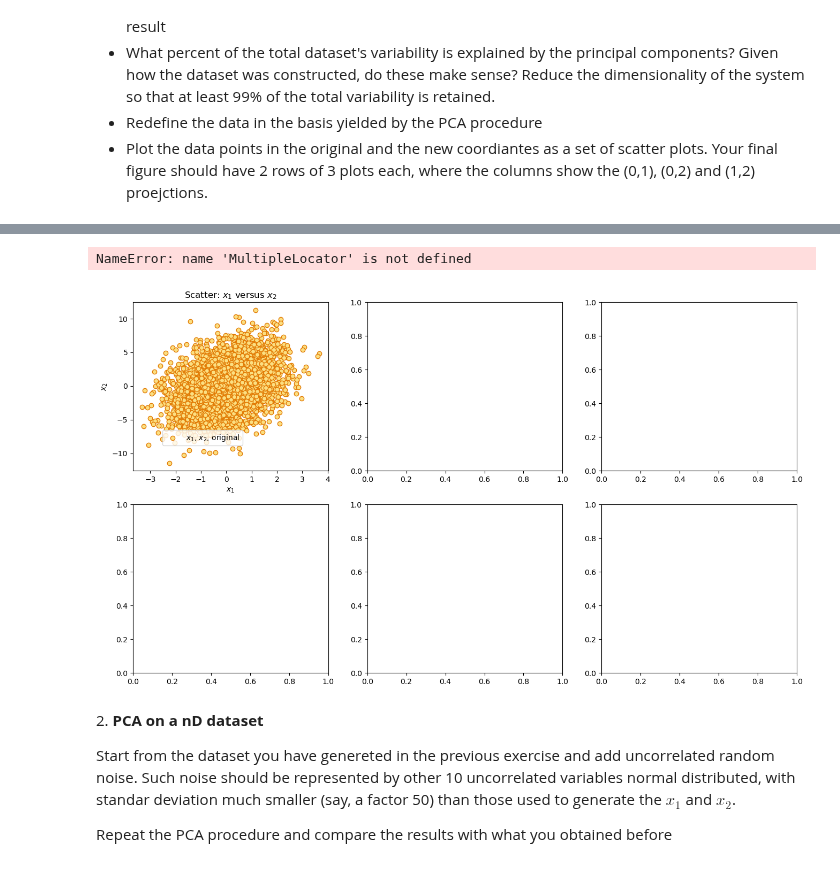
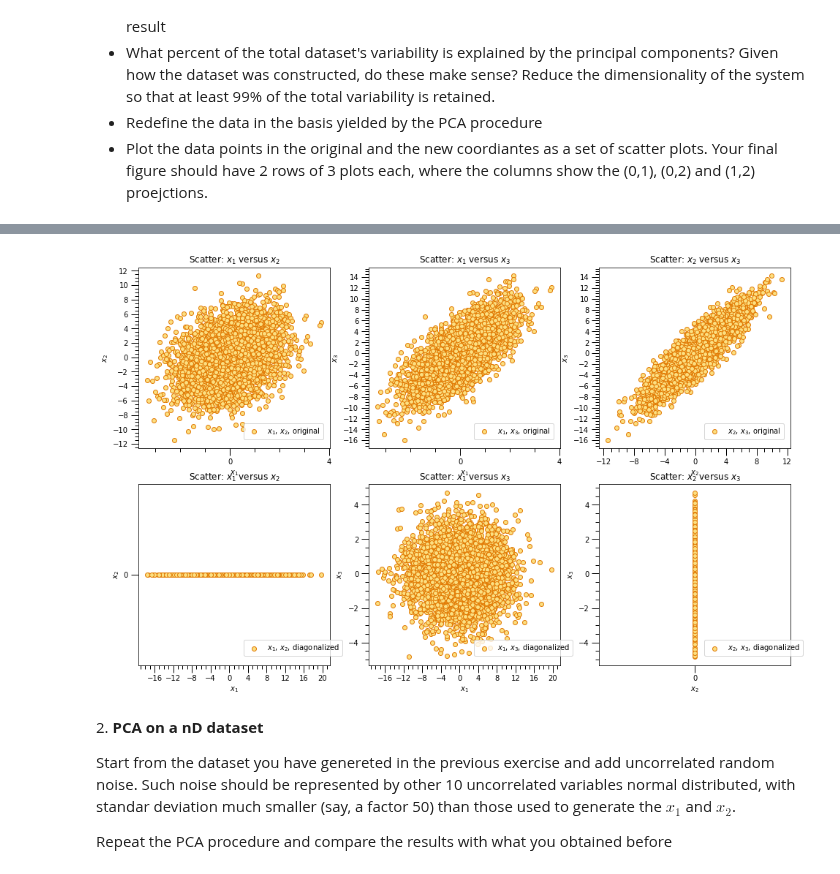
Before and after one commit to LeoPi314/LaboratoryOfComputationalPhysics_Y7, a Jupyter notebook: 08ex_LinearAlgebra.ipynb, the cells around one changed output, grey strips where cells are left out. Saved outputs shown, nothing was run; the diff lists cells and outputs as text; code cells hidden in the pictures.

```diff
--- a/08ex_LinearAlgebra.ipynb
+++ b/08ex_LinearAlgebra.ipynb
@@ -76,18 +77,18 @@ print(f"Partial weight of each eigenvalue: {t_frac}")
 print(f"Partial weight of eigenvalues 0,2: {(t_frac[0]+t_frac[2])*100:.13f}%")
 
 # redefine data in procedure pf PCA
-r_frame = pd.DataFrame( np.dot( dataFrame, V ), index=np.arange(max_N), columns=['p_1', 'p_2', 'p_3'])
+r_frame = pd.DataFrame( np.dot( dataFrame, V ), index=np.arange(max_N), columns=['x_1', 'x_2', 'x_3'])
 #np.cov(r_frame.T)
 
 # display all results over 6 graphs
-fig, axs= plt.subplots(nrows=2, ncols=3, figsize=(16,9))
+fig, axs= plt.subplots(nrows=2, ncols=3, figsize=(16,10))
 # graph (0, 0)
 ax = axs[0][0]
 ax.scatter( x= dataFrame['x_1'], y=dataFrame['x_2'], marker='o', c='#FCDF81', edgecolor='#E27C06', label='$x_1$, $x_2$, original')
 ax.set_title('Scatter: $x_1$ versus $x_2$')
 ax.set_xlabel('$x_1$')
 ax.set_ylabel('$x_2$')
-ax.legend(loc=(0.15, 0.15))
+ax.legend(loc=(0.55, 0.05))
 ax.xaxis.set_major_locator(MultipleLocator(4.000))
 ax.xaxis.set_minor_locator(AutoMinorLocator(4))
 ax.yaxis.set_major_locator(MultipleLocator(2.000))
@@ -103,7 +104,7 @@ ax.scatter( x= dataFrame['x_1'], y=dataFrame['x_3'], marker='o', c='#FCDF81', ed
 ax.set_title('Scatter: $x_1$ versus $x_3$')
 ax.set_xlabel('$x_1$')
 ax.set_ylabel('$x_3$')
-ax.legend(loc=(0.15, 0.15))
+ax.legend(loc=(0.55, 0.05))
 ax.xaxis.set_major_locator(MultipleLocator(4.000))
 ax.xaxis.set_minor_locator(AutoMinorLocator(4))
 ax.yaxis.set_major_locator(MultipleLocator(2.000))
@@ -119,7 +120,7 @@ ax.scatter( x= dataFrame['x_2'], y=dataFrame['x_3'], marker='o', c='#FCDF81', ed
 ax.set_title('Scatter: $x_2$ versus $x_3$')
 ax.set_xlabel('$x_2$')
 ax.set_ylabel('$x_3$')
-ax.legend(loc=(0.15, 0.15))
+ax.legend(loc=(0.55, 0.05))
 ax.xaxis.set_major_locator(MultipleLocator(4.000))
 ax.xaxis.set_minor_locator(AutoMinorLocator(4))
 ax.yaxis.set_major_locator(MultipleLocator(2.000))
@@ -135,7 +136,7 @@ ax.scatter( x= r_frame['x_1'], y=r_frame['x_2'], marker='o', c='#FCDF81', edgeco
 ax.set_title('Scatter: $x_1$ versus $x_2$')
 ax.set_xlabel('$x_1$')
 ax.set_ylabel('$x_2$')
-ax.legend(loc=(0.15, 0.15))
+ax.legend(loc=(0.55, 0.05))
 ax.xaxis.set_major_locator(MultipleLocator(4.000))
 ax.xaxis.set_minor_locator(AutoMinorLocator(4))
 ax.yaxis.set_major_locator(MultipleLocator(2.000))
@@ -151,7 +152,7 @@ ax.scatter( x= r_frame['x_1'], y=r_frame['x_3'], marker='o', c='#FCDF81', edgeco
 ax.set_title('Scatter: $x_1$ versus $x_3$')
 ax.set_xlabel('$x_1$')
 ax.set_ylabel('$x_3$')
-ax.legend(loc=(0.15, 0.15))
+ax.legend(loc=(0.55, 0.05))
 ax.xaxis.set_major_locator(MultipleLocator(4.000))
 ax.xaxis.set_minor_locator(AutoMinorLocator(4))
 ax.yaxis.set_major_locator(MultipleLocator(2.000))
@@ -162,12 +163,12 @@ ax.tick_params(which='minor', width=1.0, labelsize=10)
 ax.tick_params(which='minor', length=5, labelsize=10, labelcolor='0.25')
 
 #graph (2, 2)
-ax = axs[2][2]
+ax = axs[1][2]
 ax.scatter( x= r_frame['x_2'], y=r_frame['x_3'], marker='o', c='#FCDF81', edgecolor='#E27C06', label='$x_2$, $x_3$, diagonalized')
 ax.set_title('Scatter: $x_2$ versus $x_3$')
 ax.set_xlabel('$x_2$')
 ax.set_ylabel('$x_3$')
-ax.legend(loc=(0.15, 0.15))
+ax.legend(loc=(0.55, 0.05))
 ax.xaxis.set_major_locator(MultipleLocator(4.000))
 ax.xaxis.set_minor_locator(AutoMinorLocator(4))
 ax.yaxis.set_major_locator(MultipleLocator(2.000))
@@ -190,5 +191,4 @@ Partial weight of eigenvalues 0,2: 100.0000000000001%
-NameError: name 'MultipleLocator' is not defined
-[figure, old version]
+[figure, new version]
 # %% [markdown]
 2\. **PCA on a nD dataset**
 
```
Also changed, not shown: parts of 3 cells of this notebook, 3 other files.
